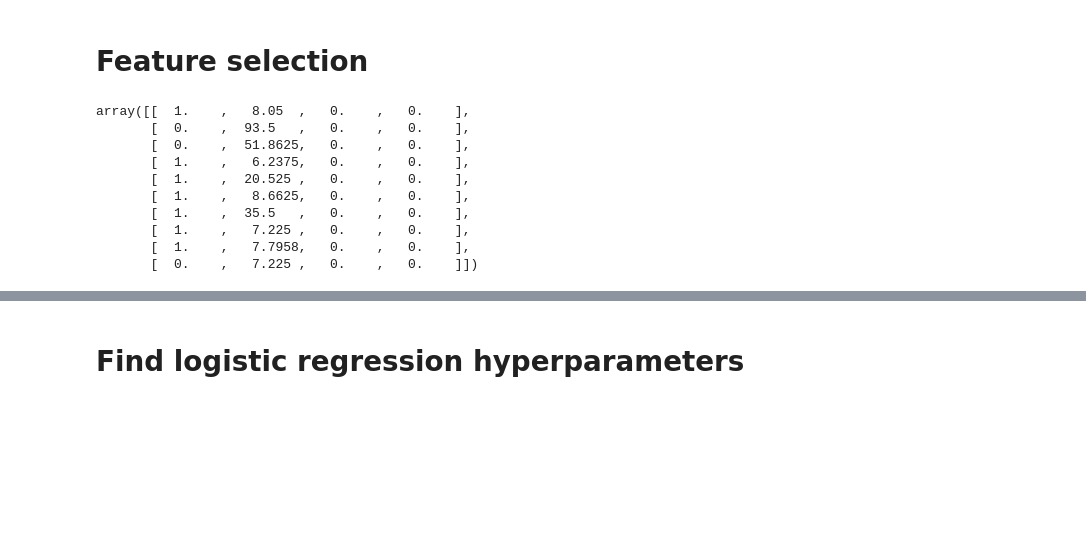
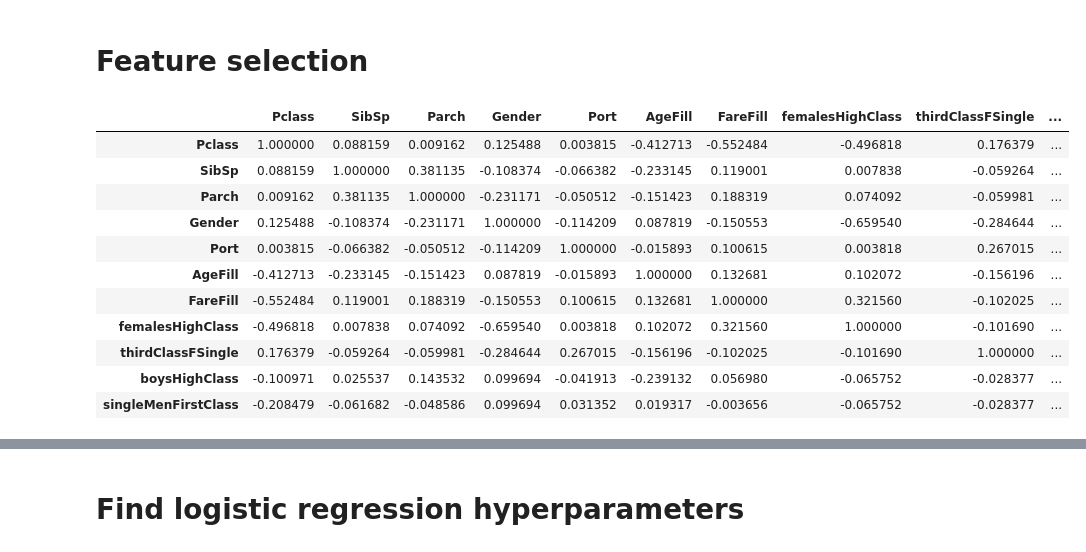
Before and after one commit to ErBa508/kggle, a Jupyter notebook: Titanic/LogisticRegression_Titanic.ipynb, the cells around one changed output, grey strips where cells are left out. Saved outputs shown, nothing was run; the diff lists cells and outputs as text; code cells hidden in the pictures; blank space fills up the shorter version.

```diff
--- a/Titanic/LogisticRegression_Titanic.ipynb
+++ b/Titanic/LogisticRegression_Titanic.ipynb
@@ -123,23 +69,25 @@ plt.ylabel('Frequency')
 # %% [markdown]
 # Feature selection
+# %%
+X_train.corr()
+# %% [output]
+|  | Pclass | SibSp | Parch | Gender | Port | AgeFill | FareFill | femalesHighClass | thirdClassFSingle | ... |
+| Pclass | 1.000000 | 0.088159 | 0.009162 | 0.125488 | 0.003815 | -0.412713 | -0.552484 | -0.496818 | 0.176379 | ... |
+| SibSp | 0.088159 | 1.000000 | 0.381135 | -0.108374 | -0.066382 | -0.233145 | 0.119001 | 0.007838 | -0.059264 | ... |
+| Parch | 0.009162 | 0.381135 | 1.000000 | -0.231171 | -0.050512 | -0.151423 | 0.188319 | 0.074092 | -0.059981 | ... |
+| Gender | 0.125488 | -0.108374 | -0.231171 | 1.000000 | -0.114209 | 0.087819 | -0.150553 | -0.659540 | -0.284644 | ... |
+| Port | 0.003815 | -0.066382 | -0.050512 | -0.114209 | 1.000000 | -0.015893 | 0.100615 | 0.003818 | 0.267015 | ... |
+| AgeFill | -0.412713 | -0.233145 | -0.151423 | 0.087819 | -0.015893 | 1.000000 | 0.132681 | 0.102072 | -0.156196 | ... |
+| FareFill | -0.552484 | 0.119001 | 0.188319 | -0.150553 | 0.100615 | 0.132681 | 1.000000 | 0.321560 | -0.102025 | ... |
+| femalesHighClass | -0.496818 | 0.007838 | 0.074092 | -0.659540 | 0.003818 | 0.102072 | 0.321560 | 1.000000 | -0.101690 | ... |
+| thirdClassFSingle | 0.176379 | -0.059264 | -0.059981 | -0.284644 | 0.267015 | -0.156196 | -0.102025 | -0.101690 | 1.000000 | ... |
+| boysHighClass | -0.100971 | 0.025537 | 0.143532 | 0.099694 | -0.041913 | -0.239132 | 0.056980 | -0.065752 | -0.028377 | ... |
+| singleMenFirstClass | -0.208479 | -0.061682 | -0.048586 | 0.099694 | 0.031352 | 0.019317 | -0.003656 | -0.065752 | -0.028377 | ... |
 # %%
-from sklearn.feature_selection import SelectKBest, chi2
-
-ch2 = SelectKBest(chi2, k = 4)
+ch2 = SelectKBest(chi2, k = 7)
 X_train2 = ch2.fit_transform(X_train, y_train)
 # ch2.get_feature_names()
-X_train2[0:10]
+# X_train2[0:10]
-# %% [output]
-array([[  1.    ,   8.05  ,   0.    ,   0.    ],
-       [  0.    ,  93.5   ,   0.    ,   0.    ],
-       [  0.    ,  51.8625,   0.    ,   0.    ],
-       [  1.    ,   6.2375,   0.    ,   0.    ],
-       [  1.    ,  20.525 ,   0.    ,   0.    ],
-       [  1.    ,   8.6625,   0.    ,   0.    ],
-       [  1.    ,  35.5   ,   0.    ,   0.    ],
-       [  1.    ,   7.225 ,   0.    ,   0.    ],
-       [  1.    ,   7.7958,   0.    ,   0.    ],
-       [  0.    ,   7.225 ,   0.    ,   0.    ]])
 # %%
 predictors = list(X_train.columns.values[ch2.get_support()])
 print(predictors)
```
Also changed, not shown: parts of 25 cells of this notebook.
